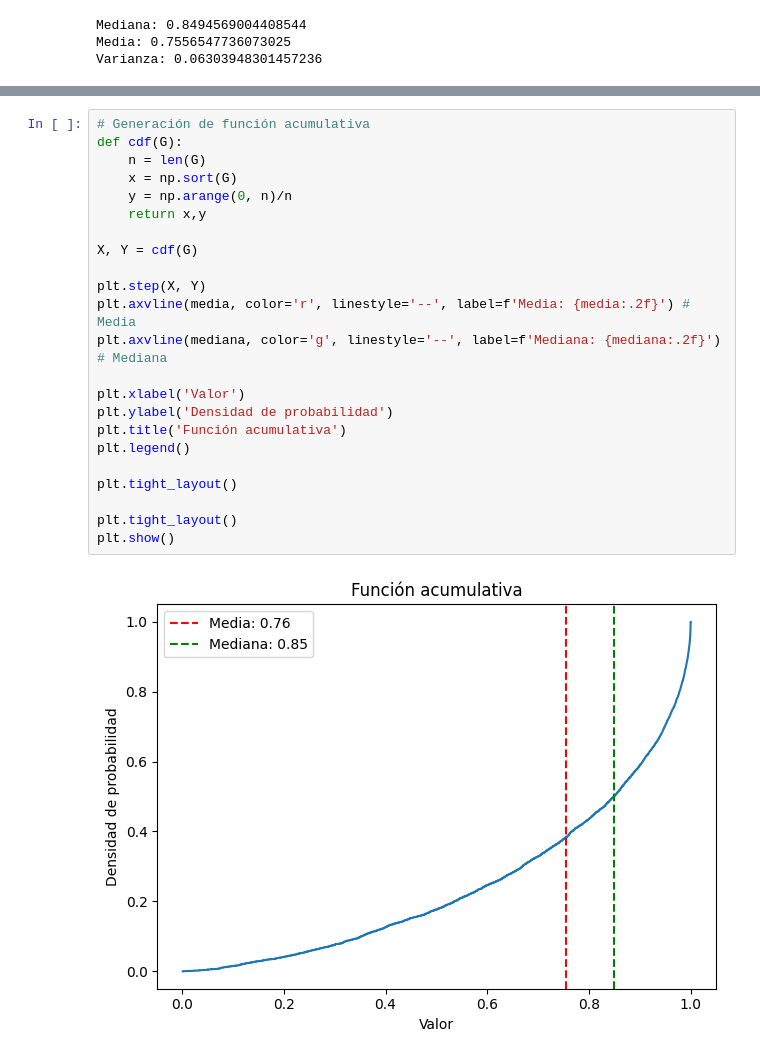
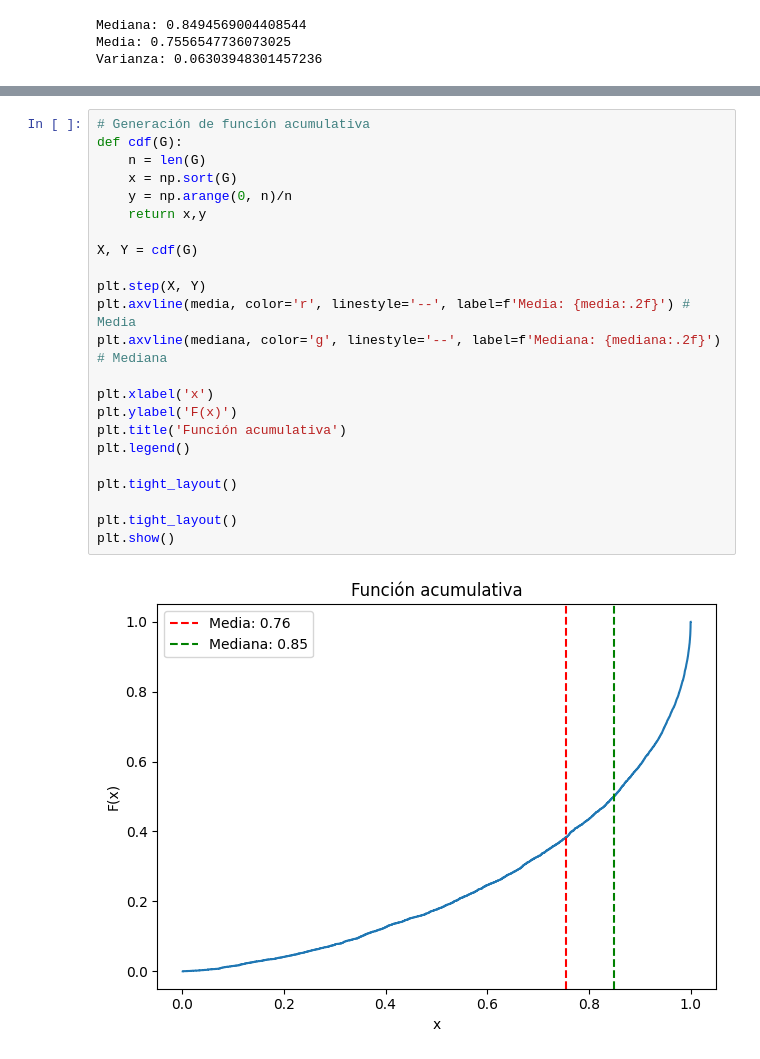
Before and after one commit to Jdvilan/Carrera, a Jupyter notebook: Metodo_de_rechazo_Simulación_1.ipynb, the cells around one changed output, grey strips where cells are left out. Saved outputs shown, nothing was run; the diff lists cells and outputs as text.

```diff
--- a/Metodo_de_rechazo_Simulación_1.ipynb
+++ b/Metodo_de_rechazo_Simulación_1.ipynb
@@ -150,25 +150,25 @@ plt.show()
 # %%
 # Generación de función acumulativa
 def cdf(G):
     n = len(G)
     x = np.sort(G)
     y = np.arange(0, n)/n
     return x,y
 
 X, Y = cdf(G)
 
 plt.step(X, Y)
 plt.axvline(media, color='r', linestyle='--', label=f'Media: {media:.2f}') # Media
 plt.axvline(mediana, color='g', linestyle='--', label=f'Mediana: {mediana:.2f}') # Mediana
 
-plt.xlabel('Valor')
-plt.ylabel('Densidad de probabilidad')
+plt.xlabel('x')
+plt.ylabel('F(x)')
 plt.title('Función acumulativa')
 plt.legend()
 
 plt.tight_layout()
 
 plt.tight_layout()
 plt.show()
 # %% [output]
-[figure, old version]
+[figure, new version]
```
Also changed, not shown: parts of 1 cell of this notebook.
